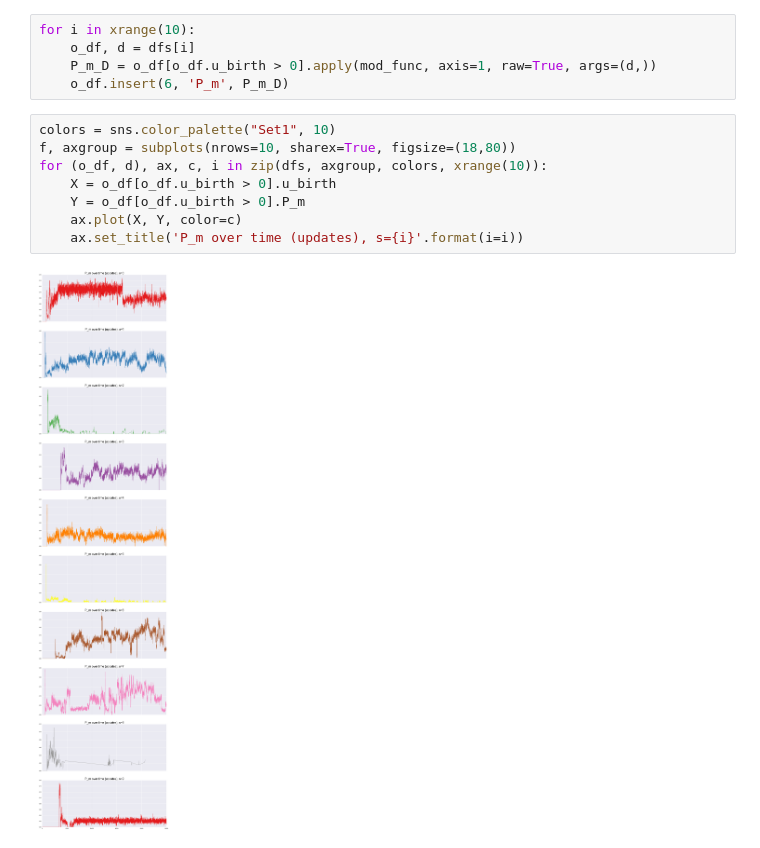
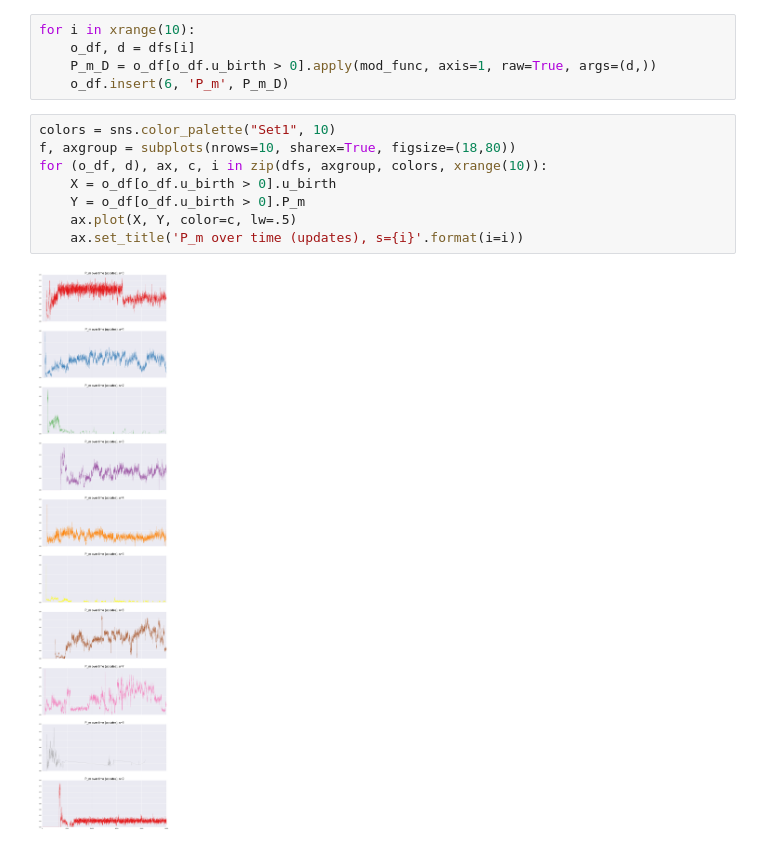
Before and after one commit to camillescott/pyavida, a Jupyter notebook: notebooks/Avida Sampling Modularity.ipynb, the cells around one changed output. Cells and saved outputs as stored; diff of their text form.

```diff
--- a/notebooks/Avida Sampling Modularity.ipynb
+++ b/notebooks/Avida Sampling Modularity.ipynb
@@ -279,10 +279,10 @@ for i in xrange(10):
 # %%
 colors = sns.color_palette("Set1", 10)
 f, axgroup = subplots(nrows=10, sharex=True, figsize=(18,80))
 for (o_df, d), ax, c, i in zip(dfs, axgroup, colors, xrange(10)):
     X = o_df[o_df.u_birth > 0].u_birth
     Y = o_df[o_df.u_birth > 0].P_m
-    ax.plot(X, Y, color=c)
+    ax.plot(X, Y, color=c, lw=.5)
     ax.set_title('P_m over time (updates), s={i}'.format(i=i))
 # %% [output]
-[figure, old version]
+[figure, new version]
```
